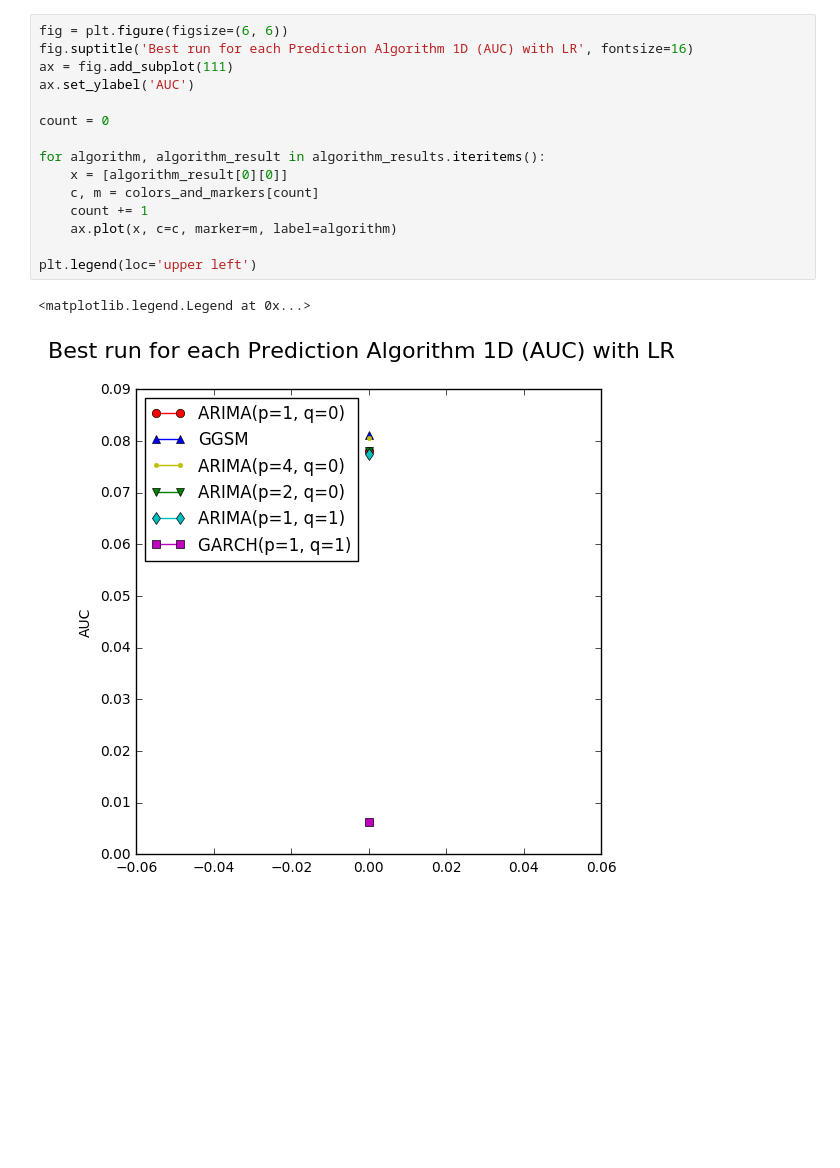
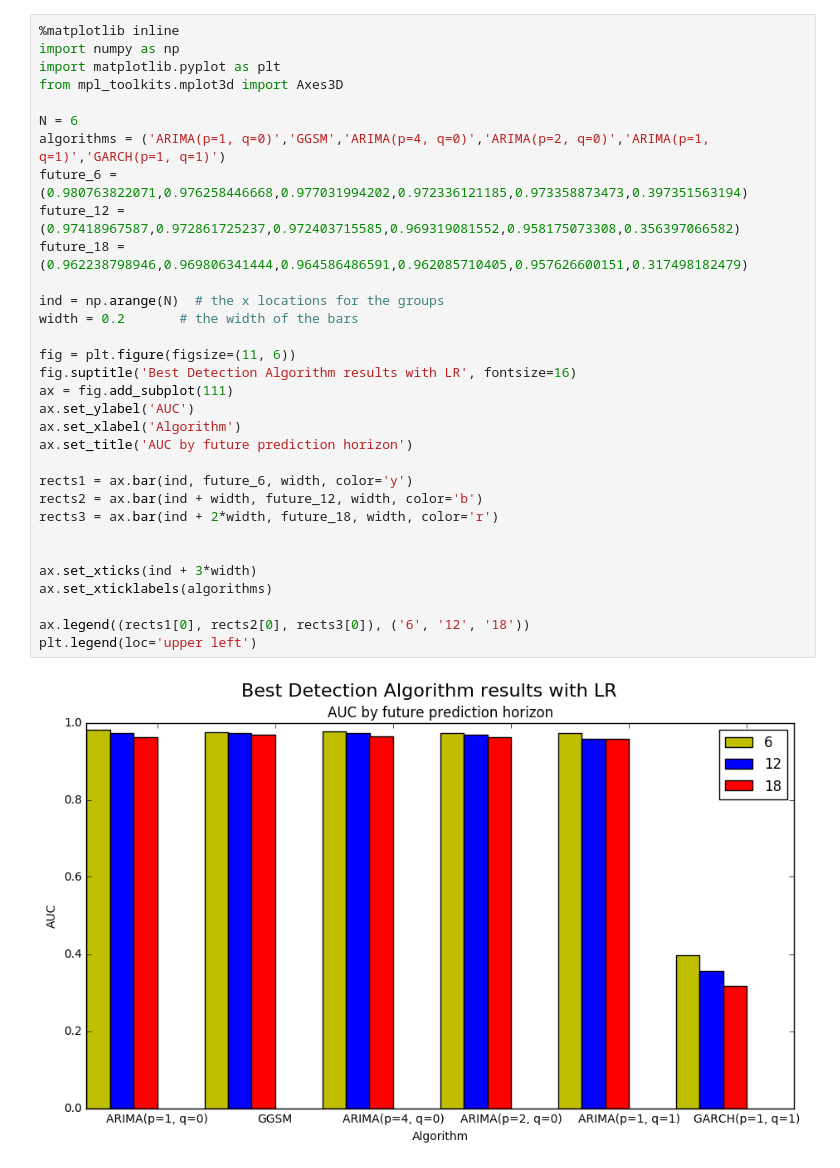
Before and after one commit to fedep3/sdl, a Jupyter notebook: LR Prediction Results.ipynb, the cells around one changed output. Cells and saved outputs as stored; diff of their text form; blank space fills up the shorter version.

```diff
--- a/LR Prediction Results.ipynb
+++ b/LR Prediction Results.ipynb
@@ -223,20 +1,36 @@ plt.legend(loc='upper left')
-# %%
-fig = plt.figure(figsize=(6, 6))
-fig.suptitle('Best run for each Prediction Algorithm 1D (AUC) with LR', fontsize=16)
-ax = fig.add_subplot(111)
-ax.set_ylabel('AUC')
-
-count = 0
-
-for algorithm, algorithm_result in algorithm_results.iteritems():
-    x = [algorithm_result[0][0]]
-    c, m = colors_and_markers[count]
-    count += 1
-    ax.plot(x, c=c, marker=m, label=algorithm)
-
-plt.legend(loc='upper left')
-# %% [output]
-<matplotlib.legend.Legend at 0x...>
-[figure, removed]
+# %%
+%matplotlib inline
+import numpy as np
+import matplotlib.pyplot as plt
+from mpl_toolkits.mplot3d import Axes3D
+
+N = 6
+algorithms = ('ARIMA(p=1, q=0)','GGSM','ARIMA(p=4, q=0)','ARIMA(p=2, q=0)','ARIMA(p=1, q=1)','GARCH(p=1, q=1)')
+future_6 = (0.980763822071,0.976258446668,0.977031994202,0.972336121185,0.973358873473,0.397351563194)
+future_12 = (0.97418967587,0.972861725237,0.972403715585,0.969319081552,0.958175073308,0.356397066582)
+future_18 = (0.962238798946,0.969806341444,0.964586486591,0.962085710405,0.957626600151,0.317498182479)
+
+ind = np.arange(N)  # the x locations for the groups
+width = 0.2       # the width of the bars
+
+fig = plt.figure(figsize=(11, 6))
+fig.suptitle('Best Detection Algorithm results with LR', fontsize=16)
+ax = fig.add_subplot(111)
+ax.set_ylabel('AUC')
+ax.set_xlabel('Algorithm')
+ax.set_title('AUC by future prediction horizon')
+
+rects1 = ax.bar(ind, future_6, width, color='y')
+rects2 = ax.bar(ind + width, future_12, width, color='b')
+rects3 = ax.bar(ind + 2*width, future_18, width, color='r')
+
+
+ax.set_xticks(ind + 3*width)
+ax.set_xticklabels(algorithms)
+
+ax.legend((rects1[0], rects2[0], rects3[0]), ('6', '12', '18'))
+plt.legend(loc='upper left')
+# %% [output]
+[figure, added]
 # %%
 r = [
```
Also changed, not shown: parts of 7 cells of this notebook, 8 other files.
